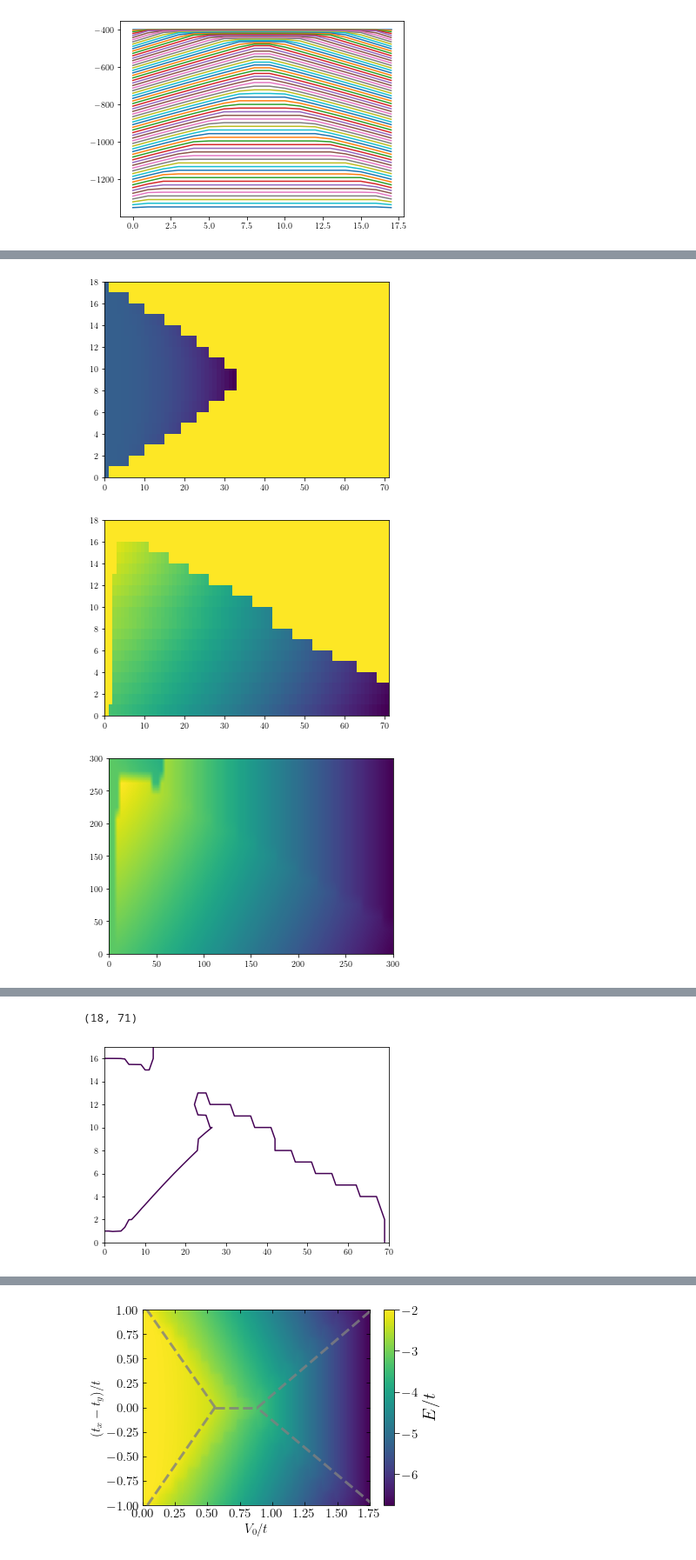
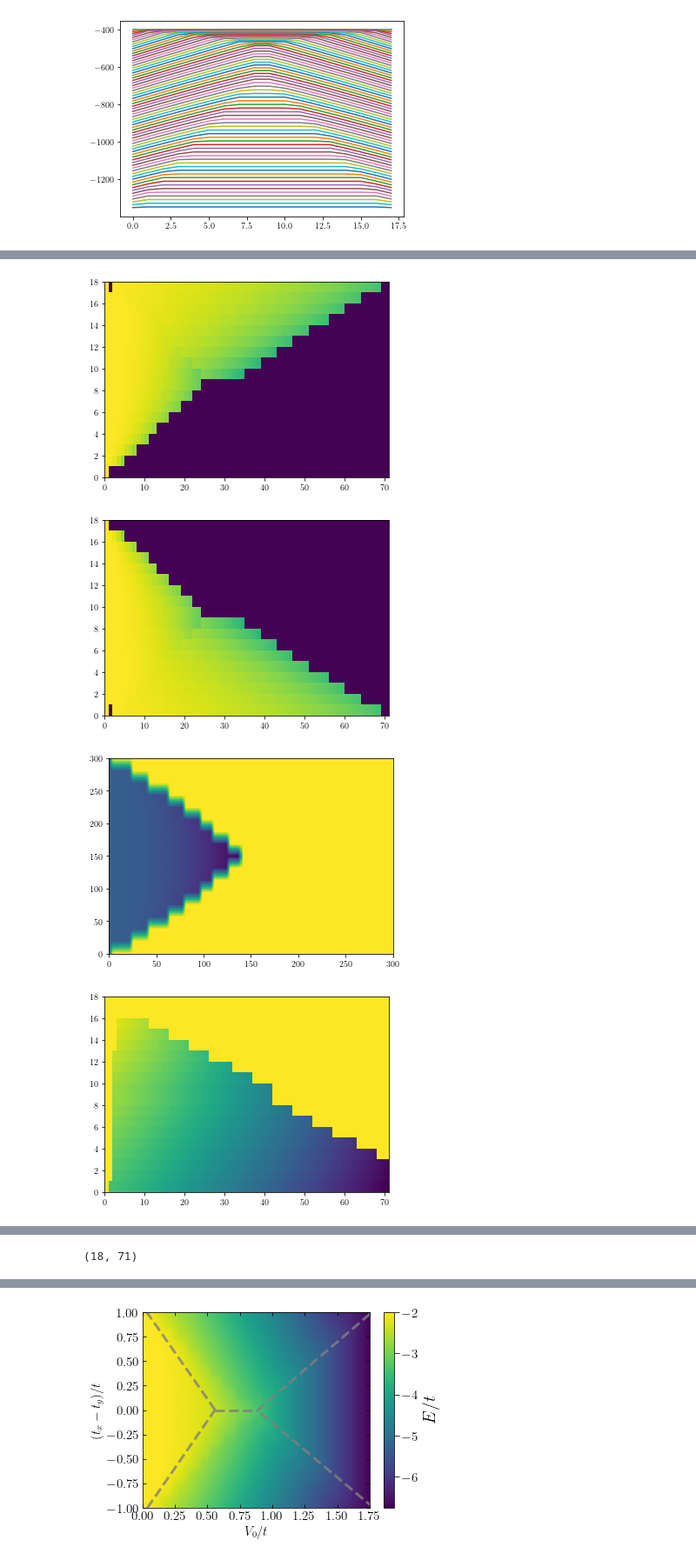
Before and after one commit to Progklui/rotor_lattice_models, a Jupyter notebook: phase_diag.ipynb, the cells around one changed output, grey strips where cells are left out. Shown at 87% size. Saved outputs shown, nothing was run; the diff lists cells and outputs as text; code cells hidden in the pictures.

```diff
--- a/phase_diag.ipynb
+++ b/phase_diag.ipynb
@@ -276,3 +276,14 @@ E_fo, Tx_fo, Ty_fo = clean_phase(E_fo_orig, np.abs(Tx_fo_orig), np.abs(Ty_fo_ori
 E_fdv, Tx_fdv, Ty_fdv = clean_phase(E_fdv_orig, np.abs(Tx_fdv_orig), np.abs(Ty_fdv_orig), 'fdv')
 E_fdh, Tx_fdh, Ty_fdh = clean_phase(E_fdh_orig, np.abs(Tx_fdh_orig), np.abs(Ty_fdh_orig), 'fdh')
 E_sp, Tx_sp, Ty_sp = clean_phase(E_sp_orig, np.abs(Tx_sp_orig), np.abs(Ty_sp_orig), 'sp')
+# %%
+E_fdv[0][0] = -400.0
+E_fdv[0][1] = 0.5*(-400+E_fdv[0][2])
+print(E_fdv[0][2])
+print(0.5*(-400+E_fdv[0][2]))
+
+E_fdh[17][1] = 0.5*(-400+E_fdv[0][2])
+E_fdh[17][0] = -400
+plt.plot(E_fo[0])
+plt.plot(E_fdv[0])
+plt.plot(E_fdh[17])
@@ -403,20 +417,20 @@ a,b = -105.14285714285717 111.83333333333333
 a,b = -180.00000000000006 175.99999999999994
 a,b = 175.99999999999997 177.16666666666669
 # %%
-X_intp, Y_intp, E_fo_interp = interpolate_data(diff_tx_ty, V_0_arr[0].real, E_arr_fo.real)
-X_intp_fdv, Y_intp_fdv, E_fdv_interp = interpolate_data(diff_tx_ty, V_0_arr[0].real, E_arr_fdv.real)
-X_intp_fdh, Y_intp_fdh, E_fdh_interp = interpolate_data(diff_tx_ty, V_0_arr[0].real, E_arr_fdh.real)
-X_intp_sp, Y_intp_sp, E_sp_interp = interpolate_data(diff_tx_ty, V_0_arr[0].real, E_arr_sp.real)
+X_intp, Y_intp, E_fo_interp = interpolate_data(diff_tx_ty, V_0_arr_fo[0].real, E_fo.real)
+X_intp_fdv, Y_intp_fdv, E_fdv_interp = interpolate_data(diff_tx_ty, V_0_arr_fdv[0].real, E_fdv.real)
+X_intp_fdh, Y_intp_fdh, E_fdh_interp = interpolate_data(diff_tx_ty, V_0_arr_fdh[0].real, E_fdh.real)
+X_intp_sp, Y_intp_sp, E_sp_interp = interpolate_data(diff_tx_ty, V_0_arr_sp[0].real, E_sp.real)
 
-X_intp, Y_intp, Tx_fo_interp = interpolate_data(diff_tx_ty, V_0_arr[0].real, Tx_fo.real)
-X_intp, Y_intp, Tx_fdv_interp = interpolate_data(diff_tx_ty, V_0_arr[0].real, Tx_fdv.real)
-X_intp, Y_intp, Tx_fdh_interp = interpolate_data(diff_tx_ty, V_0_arr[0].real, Tx_fdh.real)
-X_intp, Y_intp, Tx_sp_interp = interpolate_data(diff_tx_ty, V_0_arr[0].real, Tx_sp.real)
+X_intp, Y_intp, Tx_fo_interp = interpolate_data(diff_tx_ty, V_0_arr_fo[0].real, Tx_fo.real)
+X_intp, Y_intp, Tx_fdv_interp = interpolate_data(diff_tx_ty, V_0_arr_fdv[0].real, Tx_fdv.real)
+X_intp, Y_intp, Tx_fdh_interp = interpolate_data(diff_tx_ty, V_0_arr_fdh[0].real, Tx_fdh.real)
+X_intp, Y_intp, Tx_sp_interp = interpolate_data(diff_tx_ty, V_0_arr_sp[0].real, Tx_sp.real)
 
-X_intp, Y_intp, Ty_fo_interp = interpolate_data(diff_tx_ty, V_0_arr[0].real, Ty_fo.real)
-X_intp, Y_intp, Ty_fdv_interp = interpolate_data(diff_tx_ty, V_0_arr[0].real, Ty_fdv.real)
-X_intp, Y_intp, Ty_fdh_interp = interpolate_data(diff_tx_ty, V_0_arr[0].real, Ty_fdh.real)
-X_intp, Y_intp, Ty_sp_interp = interpolate_data(diff_tx_ty, V_0_arr[0].real, Ty_sp.real)
+X_intp, Y_intp, Ty_fo_interp = interpolate_data(diff_tx_ty, V_0_arr_fo[0].real, Ty_fo.real)
+X_intp, Y_intp, Ty_fdv_interp = interpolate_data(diff_tx_ty, V_0_arr_fdv[0].real, Ty_fdv.real)
+X_intp, Y_intp, Ty_fdh_interp = interpolate_data(diff_tx_ty, V_0_arr_fdh[0].real, Ty_fdh.real)
+X_intp, Y_intp, Ty_sp_interp = interpolate_data(diff_tx_ty, V_0_arr_sp[0].real, Ty_sp.real)
 
 E_gs_int = np.zeros(E_fo_interp.shape)
 Tx_gs_int = np.zeros(E_fo_interp.shape)
@@ -467,20 +514,23 @@ plt.plot(E_gs_new)
  <matplotlib.lines.Line2D at 0x...>]
 [figure]
 # %%
-plt.pcolormesh(E_gs_new.real); plt.show()
-plt.pcolormesh(E_fo_new.real); plt.show()
+plt.pcolormesh(E_gs.real); plt.show()
+plt.pcolormesh(Tx_order.real); plt.show()
+plt.pcolormesh(Ty_order.real); plt.show()
+plt.pcolormesh(E_fo_interp.T.real); plt.show()
 plt.pcolormesh(E_fdv_new.real); plt.show()
 plt.pcolormesh(E_fdv_interp.T); plt.show()
 fig, axs = plt.subplots()
 print(E_arr_fdv.shape)
-axs.contour(E_arr_fo_new - E_arr_fdv_new, levels = [0])
+axs.contour(E_fdv_interp - E_fo_interp, levels = [0])
 #axs.contour(E_arr_fo - E_arr_fdv, levels = [0])
 plt.show()
 #axs.contour(E_fo_interp.T - E_fdh_interp.T, levels = [0])
 #axs.contour(E_fdv_interp.T - E_sp_interp.T, levels = [0], linewidth=2)
 #axs.contour(E_fdh_interp.T - E_sp_interp.T, levels = [0])
 # %% [output]
 [figure]
-[figure, old version]
+[figure, new version]
-[figure, old version]
+[figure, new version]
-[figure, old version]
+[figure, new version]
+[figure, new version]
@@ -487,2 +538 @@ plt.show()
 (18, 71)
-[figure, old version]
```
Also changed, not shown: parts of 5 cells of this notebook, 1 other file.
